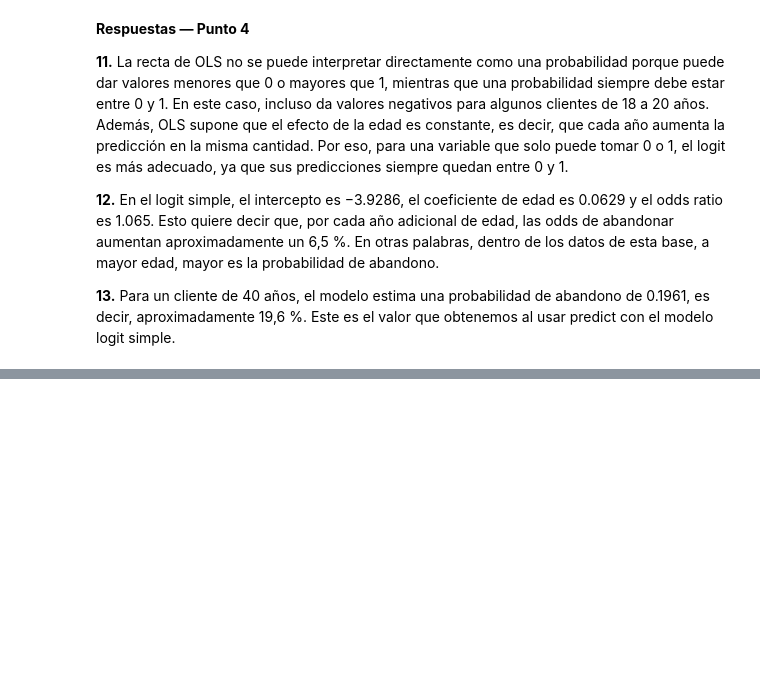
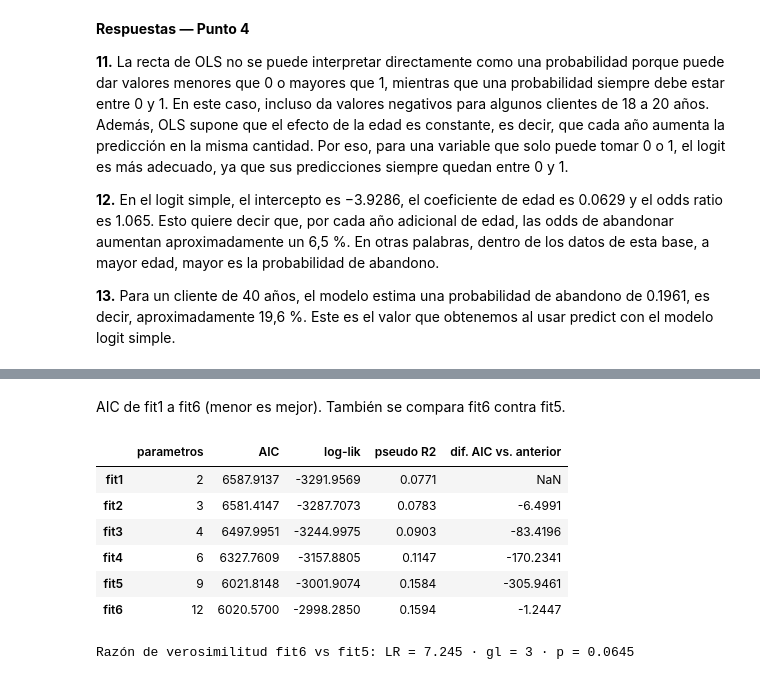
Before and after one commit to MrTamayo-1/Taller_Abandono_Producto_Financiero_Tamayo_Ruano_Reyes, a Jupyter notebook: Taller_Abandono_Producto_Financiero_Tamayo_Ruano_Reyes.ipynb, the cells around one changed output, grey strips where cells are left out. Saved outputs shown, nothing was run; the diff lists cells and outputs as text; code cells hidden in the pictures; blank space fills up the shorter version.

```diff
--- a/Taller_Abandono_Producto_Financiero_Tamayo_Ruano_Reyes.ipynb
+++ b/Taller_Abandono_Producto_Financiero_Tamayo_Ruano_Reyes.ipynb
@@ -532,0 +588,4 @@ plt.show()
+# %%
+fit3 = smf.logit("abandono ~ edad + puntaje_crediticio + C(sexo)", data=Train_Data).fit(disp=False)
+print(fit3.params)
+print("AIC:", round(fit3.aic, 2))
@@ -532,0 +601,4 @@ plt.show()
+# %%
+fit4 = smf.logit("abandono ~ edad + puntaje_crediticio + C(sexo) + C(pais)", data=Train_Data).fit(disp=False)
+print(fit4.params)
+print("AIC:", round(fit4.aic, 2))
@@ -532,0 +616,7 @@ plt.show()
+# %%
+fit5 = smf.logit(
+    "abandono ~ edad + puntaje_crediticio + C(sexo) + C(pais) + saldo + numero_productos + miembro_activo",
+    data=Train_Data,
+).fit(disp=False)
+print(fit5.params)
+print("AIC:", round(fit5.aic, 2))
@@ -532,0 +637,7 @@ plt.show()
+# %%
+fit6 = smf.logit(
+    "abandono ~ edad + puntaje_crediticio + C(sexo) + C(pais) + saldo + numero_productos + miembro_activo"
+    " + antiguedad + tiene_tarjeta + salario_estimado",
+    data=Train_Data,
+).fit(disp=False)
+print(fit6.summary())
@@ -532,0 +662,25 @@ plt.show()
+# %% [markdown]
+AIC de fit1 a fit6 (menor es mejor). También se compara fit6 contra fit5.
+# %%
+fits = {"fit1": fit1, "fit2": fit2, "fit3": fit3, "fit4": fit4, "fit5": fit5, "fit6": fit6}
+comparacion = pd.DataFrame({
+    "parametros": {k: int(f.df_model) + 1 for k, f in fits.items()},
+    "AIC": {k: f.aic for k, f in fits.items()},
+    "log-lik": {k: f.llf for k, f in fits.items()},
+    "pseudo R2": {k: f.prsquared for k, f in fits.items()},
+})
+comparacion["dif. AIC vs. anterior"] = comparacion["AIC"].diff()
+display(comparacion.round(4))
+
+lr = 2 * (fit6.llf - fit5.llf)
+gl = int(fit6.df_model - fit5.df_model)
+print(f"\nRazón de verosimilitud fit6 vs fit5: LR = {lr:.3f} · gl = {gl} · p = {stats.chi2.sf(lr, gl):.4f}")
+# %% [output]
+|  | parametros | AIC | log-lik | pseudo R2 | dif. AIC vs. anterior |
+| fit1 | 2 | 6587.9137 | -3291.9569 | 0.0771 | NaN |
+| fit2 | 3 | 6581.4147 | -3287.7073 | 0.0783 | -6.4991 |
+| fit3 | 4 | 6497.9951 | -3244.9975 | 0.0903 | -83.4196 |
+| fit4 | 6 | 6327.7609 | -3157.8805 | 0.1147 | -170.2341 |
+| fit5 | 9 | 6021.8148 | -3001.9074 | 0.1584 | -305.9461 |
+| fit6 | 12 | 6020.5700 | -2998.2850 | 0.1594 | -1.2447 |
+Razón de verosimilitud fit6 vs fit5: LR = 7.245 · gl = 3 · p = 0.0645
```
Also changed, not shown: parts of 23 cells of this notebook.
